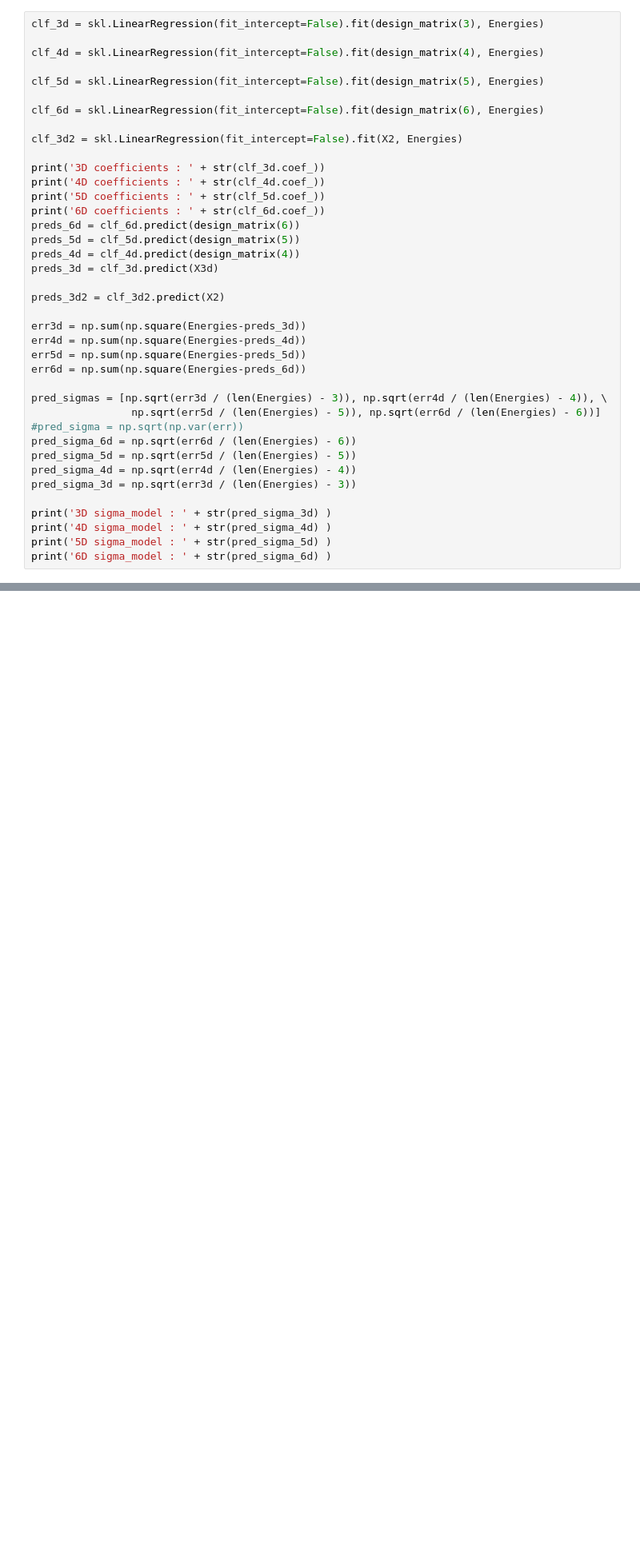
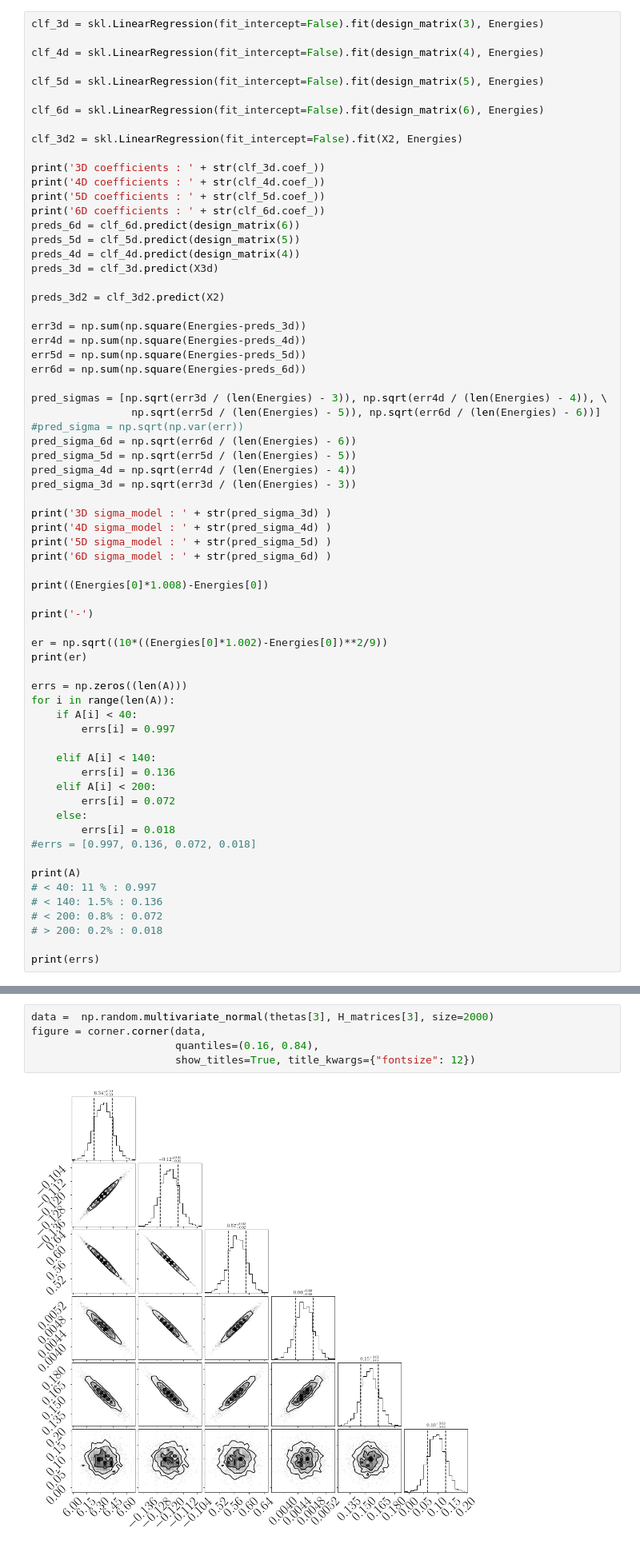
Before and after one commit to elliemay481/HistoryMatching, a Jupyter notebook: LiquidDropAnalytical.ipynb, the cells around one changed output, grey strips where cells are left out. Shown at 80% size. Saved outputs shown, nothing was run; the diff lists cells and outputs as text; blank space fills up the shorter version.

```diff
--- a/LiquidDropAnalytical.ipynb
+++ b/LiquidDropAnalytical.ipynb
@@ -185,4 +224,32 @@ print('3D sigma_model : ' + str(pred_sigma_3d) )
 print('4D sigma_model : ' + str(pred_sigma_4d) )
 print('5D sigma_model : ' + str(pred_sigma_5d) )
 print('6D sigma_model : ' + str(pred_sigma_6d) )
+
+print((Energies[0]*1.008)-Energies[0])
+
+print('-')
+
+er = np.sqrt((10*((Energies[0]*1.002)-Energies[0])**2/9))
+print(er)
+
+errs = np.zeros((len(A)))
+for i in range(len(A)):
+    if A[i] < 40:
+        errs[i] = 0.997
+
+    elif A[i] < 140:
+        errs[i] = 0.136
+    elif A[i] < 200:
+        errs[i] = 0.072
+    else:
+        errs[i] = 0.018
+#errs = [0.997, 0.136, 0.072, 0.018]
+
+print(A)
+# < 40: 11 % : 0.997
+# < 140: 1.5% : 0.136
+# < 200: 0.8% : 0.072
+# > 200: 0.2% : 0.018
+
+print(errs)
 # %% [output]
@@ -365,3 +481,10 @@ for k in range(2):
+# %%
+data =  np.random.multivariate_normal(thetas[3], H_matrices[3], size=2000)
+figure = corner.corner(data,
+                       quantiles=(0.16, 0.84),
+                       show_titles=True, title_kwargs={"fontsize": 12})
+# %% [output]
+[figure, added]
 # %%
 #file2 = open("data/3D_analytic_mean.txt", "w")
 
```
Also changed, not shown: parts of 16 cells of this notebook, 51 other files.
